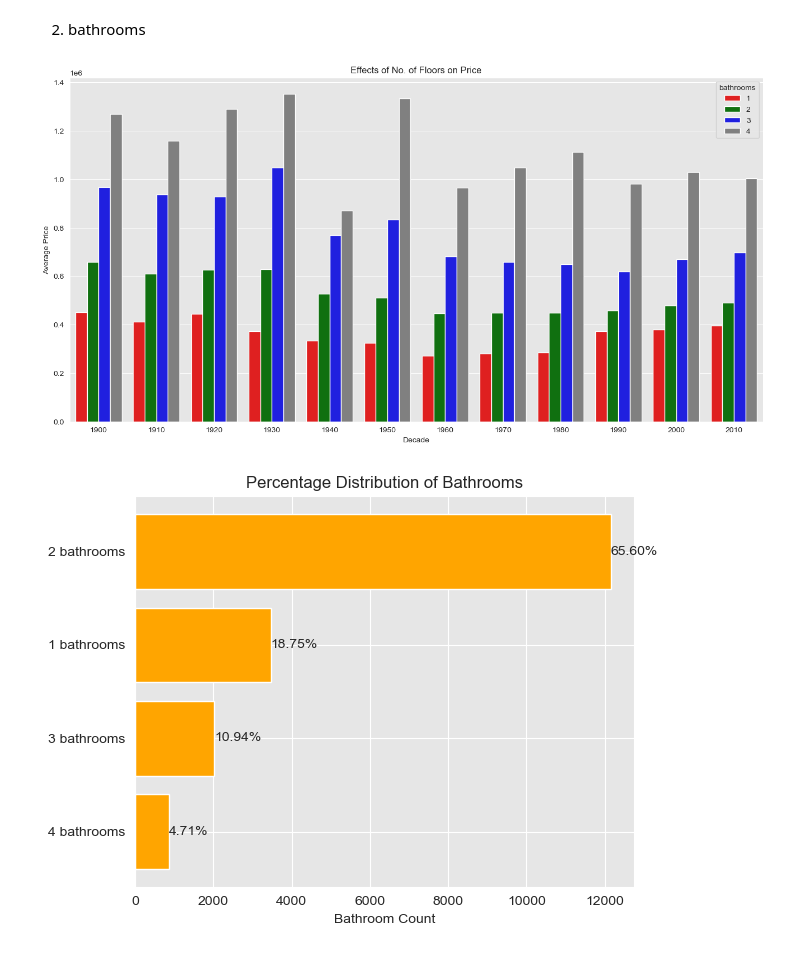
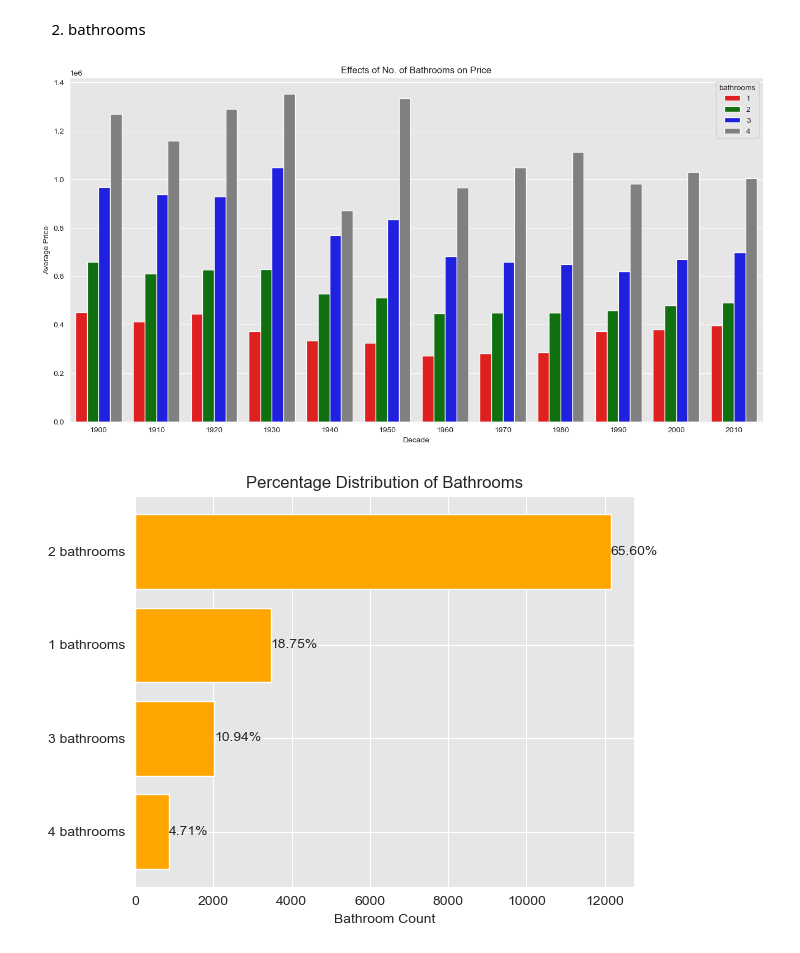
Before and after one commit to AwuorJ/Multiple_Regression_Analysis_of_King_Countys_Real_Estate_Market, a Jupyter notebook: workbook.ipynb, the cells around one changed output. Cells and saved outputs as stored; diff of their text form; code cells hidden in the pictures.

```diff
--- a/workbook.ipynb
+++ b/workbook.ipynb
@@ -736,24 +736,24 @@ Most houses have 3 bedrooms, while only 7.23% have 5 bedrooms.
 # %%
 # Create decade column
 df['decade'] = (df['yr_built'] // 10) * 10
 df['bathrooms'] = df['bathrooms'].astype(str)
 
 # Agreggate the average price for aech year in each bathrooms category
 avg_price_df = df.groupby(['decade', 'bathrooms'])['price'].mean().reset_index()
 
 fig, ax = plt.subplots(figsize= (16, 8))
 
 custom_palette = {'1' : 'red', '2' : 'green', '3' : 'blue', '4' : 'grey'}
 sns.barplot(data= avg_price_df, x= 'decade', y= 'price', hue= 'bathrooms', palette= custom_palette, ax=ax)
 
 ax.set_xlabel('Decade')
 ax.set_ylabel('Average Price')
-ax.set_title('Effects of No. of Floors on Price')
+ax.set_title('Effects of No. of Bathrooms on Price')
 
 plt.legend(title= 'bathrooms')
 plt.show()
 # %% [output]
-[figure, old version]
+[figure, new version]
 # %%
 bathroom_count = df['bathrooms'].value_counts().sort_index()
 bathroom_percentage = (bathroom_count/bathroom_count.sum()) * 100
```
Also changed, not shown: parts of 1 cell of this notebook.
